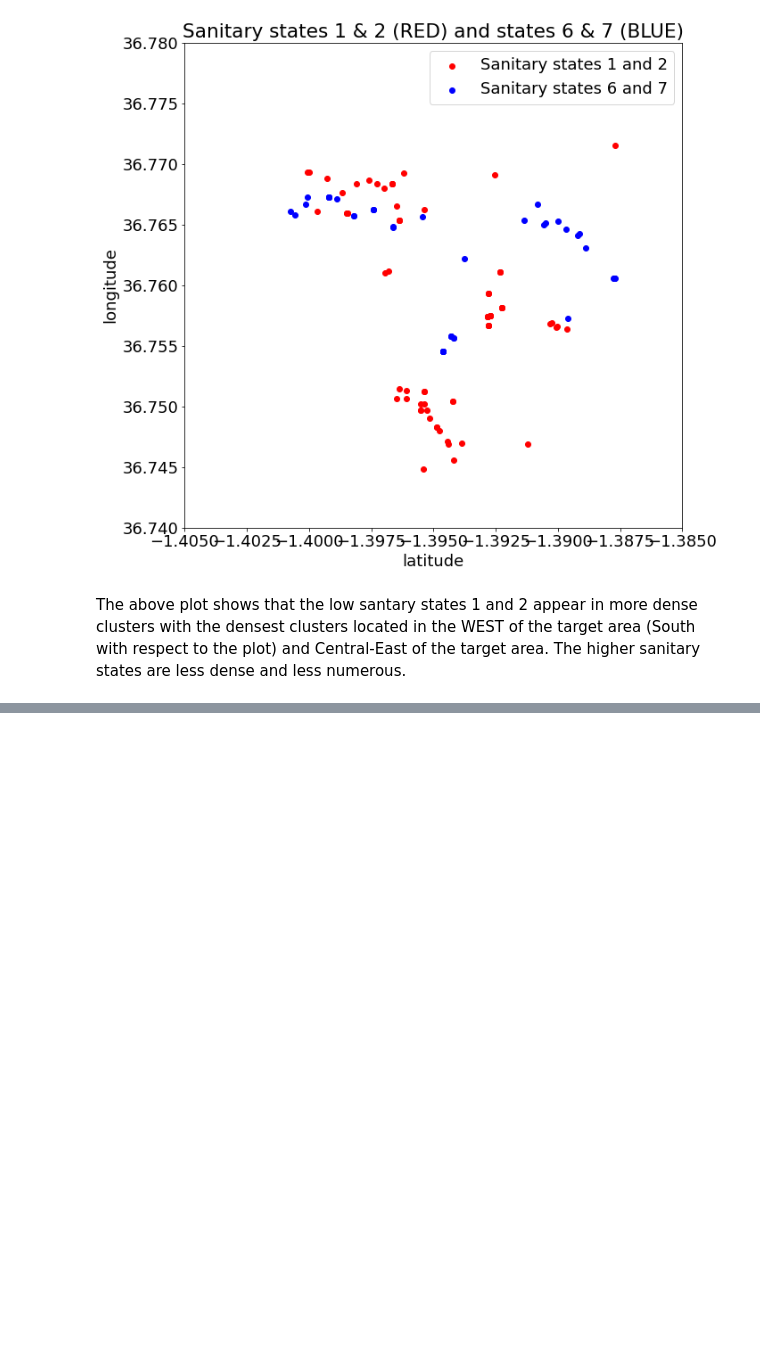
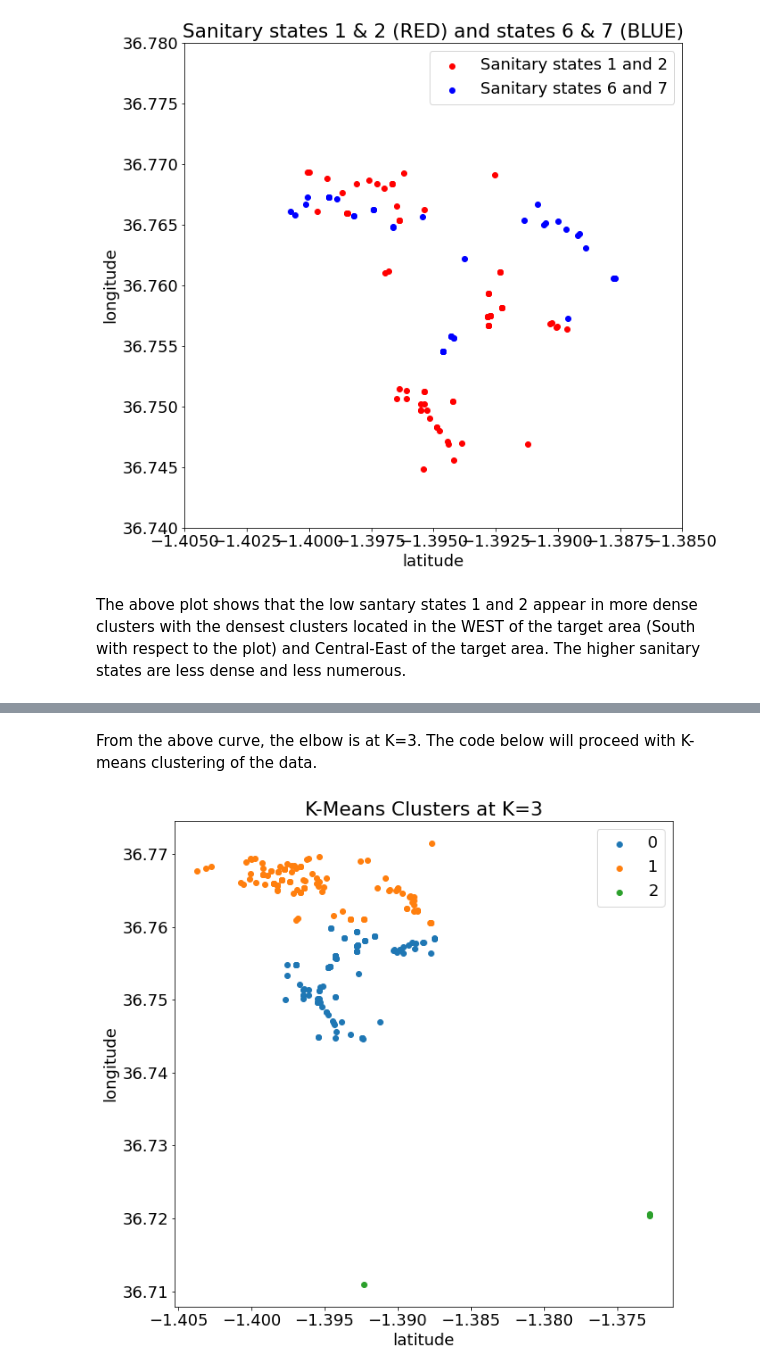
Before and after one commit to ruslanmasinjila/-CHOLERA-HYPER-SURVEILLANCE, a Jupyter notebook: cholera_hyper_surveillance.ipynb, the cells around one changed output, grey strips where cells are left out. Cells and saved outputs as stored; diff of their text form; code cells hidden in the pictures; blank space fills up the shorter version.

```diff
--- a/cholera_hyper_surveillance.ipynb
+++ b/cholera_hyper_surveillance.ipynb
@@ -562,0 +606,20 @@ The above plot shows that the low santary states 1 and 2 appear in more dense cl
+# %% [markdown]
+From the above curve, the elbow is at K=3. The code below will proceed with K-means clustering of the data.
+# %%
+#####################################################################################
+# BEGIN K-MEANS
+#####################################################################################
+kmeans = KMeans(n_clusters= 3)
+label = kmeans.fit_predict(xyz_rates_standardized)
+u_labels = np.unique(label)
+
+fig = plt.figure()
+for i in u_labels:
+    plt.scatter(lat_long_sanitation[label == i , 0] , lat_long_sanitation[label == i , 1] , label = i)
+plt.legend()
+plt.xlabel("latitude")
+plt.ylabel("longitude")
+plt.title("K-Means Clusters at K=3")
+plt.show()
+# %% [output]
+[figure, added]
```
Also changed, not shown: parts of 12 cells of this notebook.
